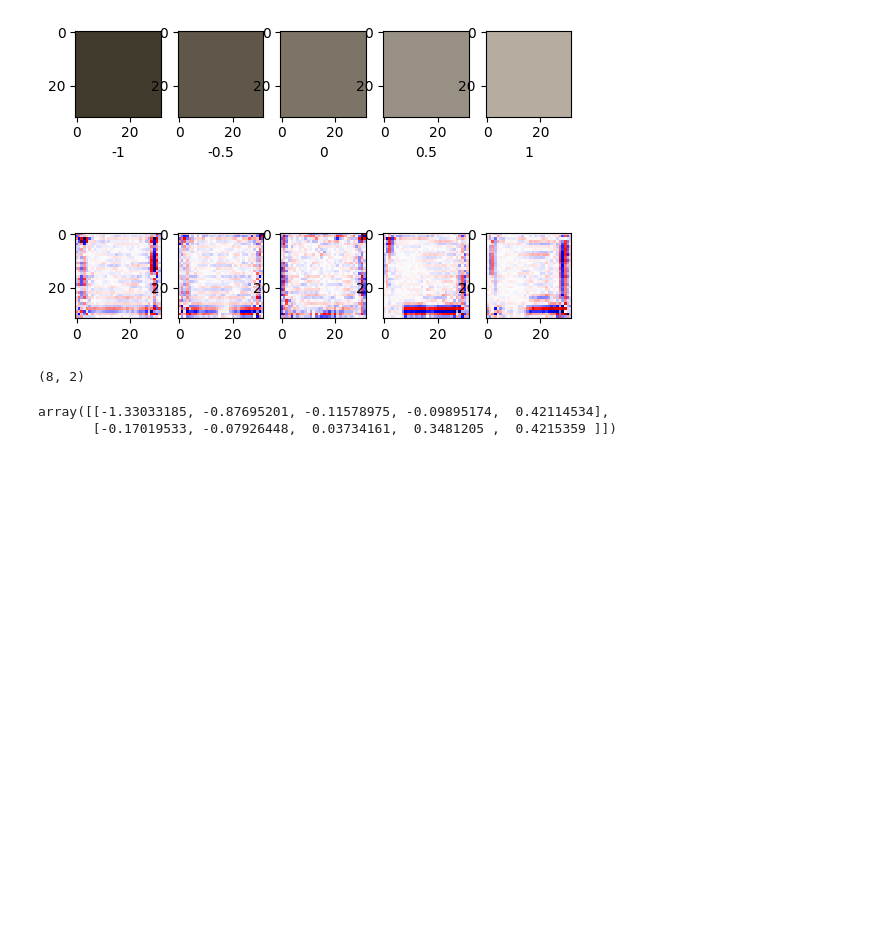
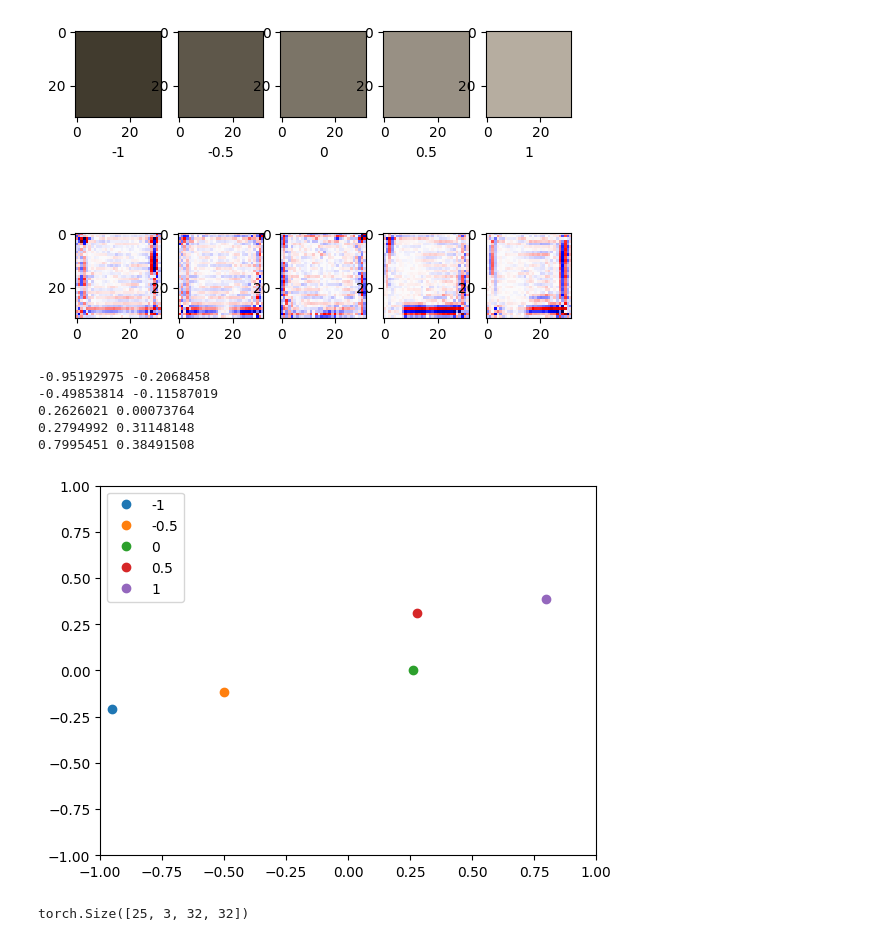
Before and after one commit to jleehun/ig_inversion, a Jupyter notebook: tasks/0602_analysis.ipynb, the cells around one changed output. Cells and saved outputs as stored; diff of their text form; code cells hidden in the pictures; blank space fills up the shorter version.

```diff
--- a/tasks/0602_analysis.ipynb
+++ b/tasks/0602_analysis.ipynb
@@ -123,15 +121,30 @@ latent_baseline = [[ 0.9790, -0.5944,  0.9840,  0.3247, -0.9923, -0.8754, -0.679
  [ 0.9618, -0.3241,  0.8949,  0.0161, -0.7720, -0.8048, -0.1046, -0.4961],
  [ 0.9800, -0.0379,  0.8815, -0.1404, -0.6166, -0.8239,  0.1591, -0.8084]]
 
-pca = [[ 0.01552928,  0.571816, -0.03334171, -0.40915,  0.1417619, 0.08252704,  0.2810632 , -0.63116264],
+pca_components = [[ 0.01552928,  0.571816, -0.03334171, -0.40915,  0.1417619, 0.08252704,  0.2810632 , -0.63116264],
     [-0.06604326, -0.18297149,  0.04879477,  0.7596098 , -0.00115259, -0.06883926,  0.28585574, -0.544351]]
+
+
+latent_pca = [[-0.95192975, -0.2068458 ], [-0.49853814, -0.11587019],  [0.2626021,  0.00073764], [0.2794992,  0.31148148], [0.7995451,  0.38491508]]
-# %%
-tm = np.array(pca)
-tm.T.shape
-# %% [output]
-(8, 2)
-# %%
-np.linalg.lstsq(np.array(pca).T, np.array(latent_baseline).T, rcond=None)[0]
-# %% [output]
-array([[-1.33033185, -0.87695201, -0.11578975, -0.09895174,  0.42114534],
-       [-0.17019533, -0.07926448,  0.03734161,  0.3481205 ,  0.4215359 ]])
+# %%
+a = [-1, -0.5, 0, 0.5, 1]
+for i in range(5):
+    x, y = latent_pca[i]
+    print(x, y)
+    plt.plot(x, y, 'o', label=f'{a[i]}')
+    plt.ylim([-1, 1])
+    plt.xlim([-1, 1])
+    # plt.xlim[-1, 1]
+    plt.legend()
+# %% [output]
+-0.95192975 -0.2068458
+-0.49853814 -0.11587019
+0.2626021 0.00073764
+0.2794992 0.31148148
+0.7995451 0.38491508
+[figure, added]
+# %%
+baseline = torch.load('/home/dhlee/code/ig_inversion/results/baseline/cifar10_baseline_2.pt', map_location='cpu')
+baseline.shape
+# %% [output]
+torch.Size([25, 3, 32, 32])
```
Also changed, not shown: parts of 9 cells of this notebook, 2 other files.
